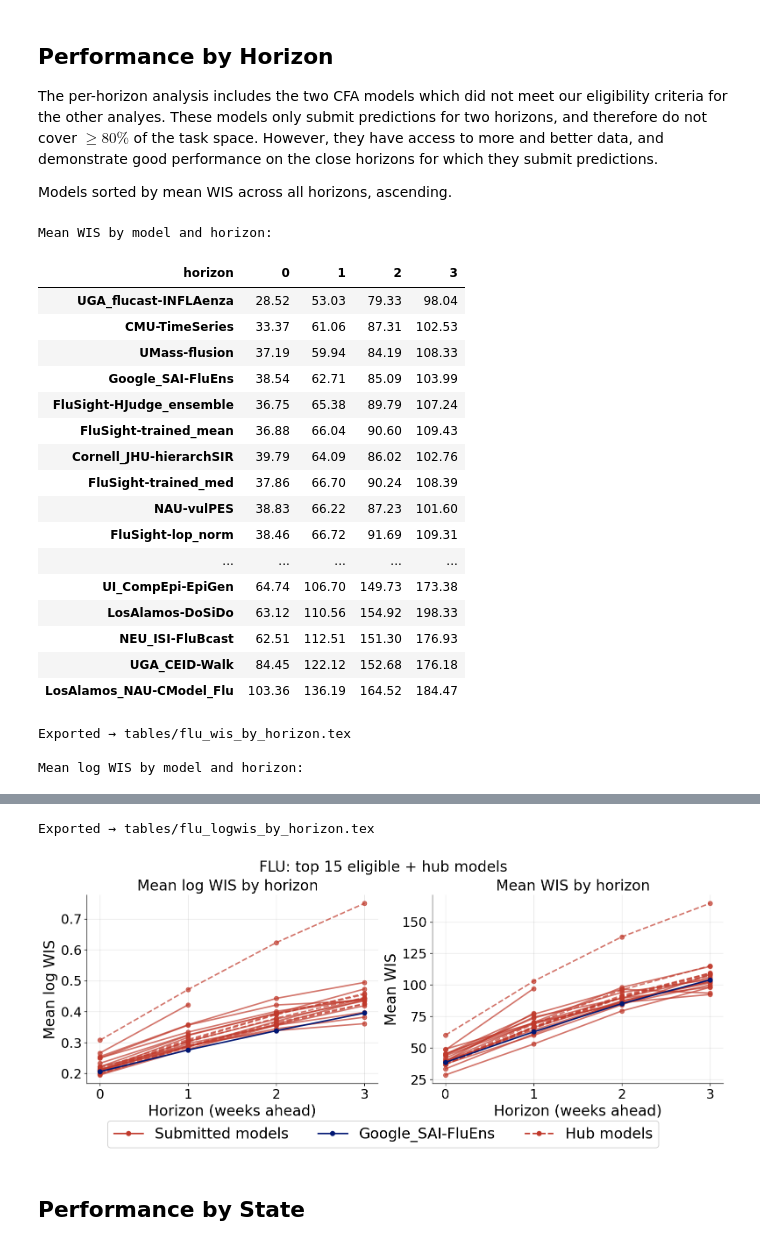
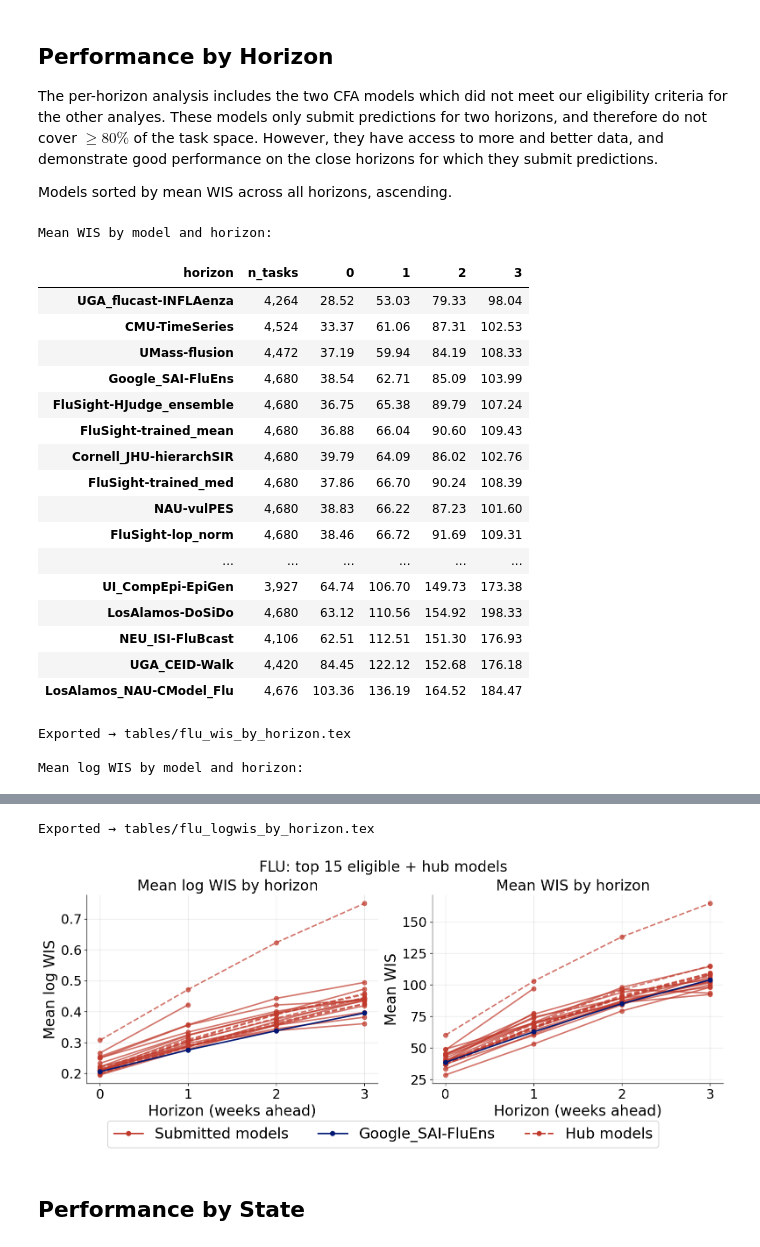
Before and after one commit to sarahmart/epi-hub-analysis, a Jupyter notebook: flu_analysis.ipynb, the cells around one changed output, grey strips where cells are left out. Saved outputs shown, nothing was run; the diff lists cells and outputs as text; code cells hidden in the pictures.

Commit message:
Updating horizon tables to include n tasks

```diff
--- a/flu_analysis.ipynb
+++ b/flu_analysis.ipynb
@@ -540,61 +543,68 @@ by_hor_log = (
     .round(4)
 )
 
+n_tasks_hor = elig_hor.groupby("model_id").size().rename("n_tasks")
+
 by_hor_wis = by_hor_wis.loc[by_hor_wis[[0, 1]].sum(axis=1).sort_values().index]
 by_hor_log = by_hor_log.loc[by_hor_log[[0, 1]].sum(axis=1).sort_values().index]
 
 print("Mean WIS by model and horizon:")
 tmp = by_hor_wis.copy()
-tmp.columns = tmp.columns.astype(int)   # make horizon labels integers
+tmp.columns = tmp.columns.astype(int)
 tmp.index.name = None
+tmp.insert(0, "n_tasks", n_tasks_hor)
+_hor_cols = [c for c in tmp.columns if c != "n_tasks"]
 show_table(
     tmp.style
-    .apply(C.median_gradient, axis=0)
-    .format("{:.2f}", na_rep="")
+    .apply(C.median_gradient, subset=_hor_cols, axis=0)
+    .format("{:.2f}", subset=_hor_cols, na_rep="")
+    .format("{:,}", subset=["n_tasks"])
     .apply_index(
         lambda s: [f"color: {GOOGLE_PINK}; font-weight: bold" if v == GOOGLE else "" for v in s],
         axis=0
     ),
     "wis_by_horizon", prefix=TABLE_PREFIX, export=EXPORT_TABLES,
 )
 
 print("\nMean log WIS by model and horizon:")
 tmp = by_hor_log.copy()
 tmp.columns = tmp.columns.astype(int)
 tmp.index.name = None
+tmp.insert(0, "n_tasks", n_tasks_hor)
 show_table(
     tmp.style
-    .apply(C.median_gradient, axis=0)
-    .format("{:.4f}", na_rep="")
+    .apply(C.median_gradient, subset=_hor_cols, axis=0)
+    .format("{:.4f}", subset=_hor_cols, na_rep="")
+    .format("{:,}", subset=["n_tasks"])
     .apply_index(
         lambda s: [f"color: {GOOGLE_PINK}; font-weight: bold" if v == GOOGLE else "" for v in s],
         axis=0
     ),
     "logwis_by_horizon", prefix=TABLE_PREFIX, export=EXPORT_TABLES,
 )
 
 P.plot_by_horizon(by_hor_wis, by_hor_log, ALL_HORIZONS, MODEL_COLOUR,
                   hub_models=HUB_MODELS, hub_label=HUB.label, main_model=GOOGLE,
                   save_path=os.path.join(PLTS_TO, f"{FOR_DISEASE}_by_horizon.png"))
 # %% [output]
 Mean WIS by model and horizon:
-| horizon | 0 | 1 | 2 | 3 |
-| UGA_flucast-INFLAenza | 28.52 | 53.03 | 79.33 | 98.04 |
-| CMU-TimeSeries | 33.37 | 61.06 | 87.31 | 102.53 |
-| UMass-flusion | 37.19 | 59.94 | 84.19 | 108.33 |
-| Google_SAI-FluEns | 38.54 | 62.71 | 85.09 | 103.99 |
-| FluSight-HJudge_ensemble | 36.75 | 65.38 | 89.79 | 107.24 |
-| FluSight-trained_mean | 36.88 | 66.04 | 90.60 | 109.43 |
-| Cornell_JHU-hierarchSIR | 39.79 | 64.09 | 86.02 | 102.76 |
-| FluSight-trained_med | 37.86 | 66.70 | 90.24 | 108.39 |
-| NAU-vulPES | 38.83 | 66.22 | 87.23 | 101.60 |
-| FluSight-lop_norm | 38.46 | 66.72 | 91.69 | 109.31 |
-| ... | ... | ... | ... | ... |
-| UI_CompEpi-EpiGen | 64.74 | 106.70 | 149.73 | 173.38 |
-| LosAlamos-DoSiDo | 63.12 | 110.56 | 154.92 | 198.33 |
-| NEU_ISI-FluBcast | 62.51 | 112.51 | 151.30 | 176.93 |
-| UGA_CEID-Walk | 84.45 | 122.12 | 152.68 | 176.18 |
-| LosAlamos_NAU-CModel_Flu | 103.36 | 136.19 | 164.52 | 184.47 |
+| horizon | n_tasks | 0 | 1 | 2 | 3 |
+| UGA_flucast-INFLAenza | 4,264 | 28.52 | 53.03 | 79.33 | 98.04 |
+| CMU-TimeSeries | 4,524 | 33.37 | 61.06 | 87.31 | 102.53 |
+| UMass-flusion | 4,472 | 37.19 | 59.94 | 84.19 | 108.33 |
+| Google_SAI-FluEns | 4,680 | 38.54 | 62.71 | 85.09 | 103.99 |
+| FluSight-HJudge_ensemble | 4,680 | 36.75 | 65.38 | 89.79 | 107.24 |
+| FluSight-trained_mean | 4,680 | 36.88 | 66.04 | 90.60 | 109.43 |
+| Cornell_JHU-hierarchSIR | 4,680 | 39.79 | 64.09 | 86.02 | 102.76 |
+| FluSight-trained_med | 4,680 | 37.86 | 66.70 | 90.24 | 108.39 |
+| NAU-vulPES | 4,680 | 38.83 | 66.22 | 87.23 | 101.60 |
+| FluSight-lop_norm | 4,680 | 38.46 | 66.72 | 91.69 | 109.31 |
+| ... | ... | ... | ... | ... | ... |
+| UI_CompEpi-EpiGen | 3,927 | 64.74 | 106.70 | 149.73 | 173.38 |
+| LosAlamos-DoSiDo | 4,680 | 63.12 | 110.56 | 154.92 | 198.33 |
+| NEU_ISI-FluBcast | 4,106 | 62.51 | 112.51 | 151.30 | 176.93 |
+| UGA_CEID-Walk | 4,420 | 84.45 | 122.12 | 152.68 | 176.18 |
+| LosAlamos_NAU-CModel_Flu | 4,676 | 103.36 | 136.19 | 164.52 | 184.47 |
 Exported → tables/flu_wis_by_horizon.tex
 
 Mean log WIS by model and horizon:
```
Also changed, not shown: parts of 2 cells of this notebook, 2 other files.
